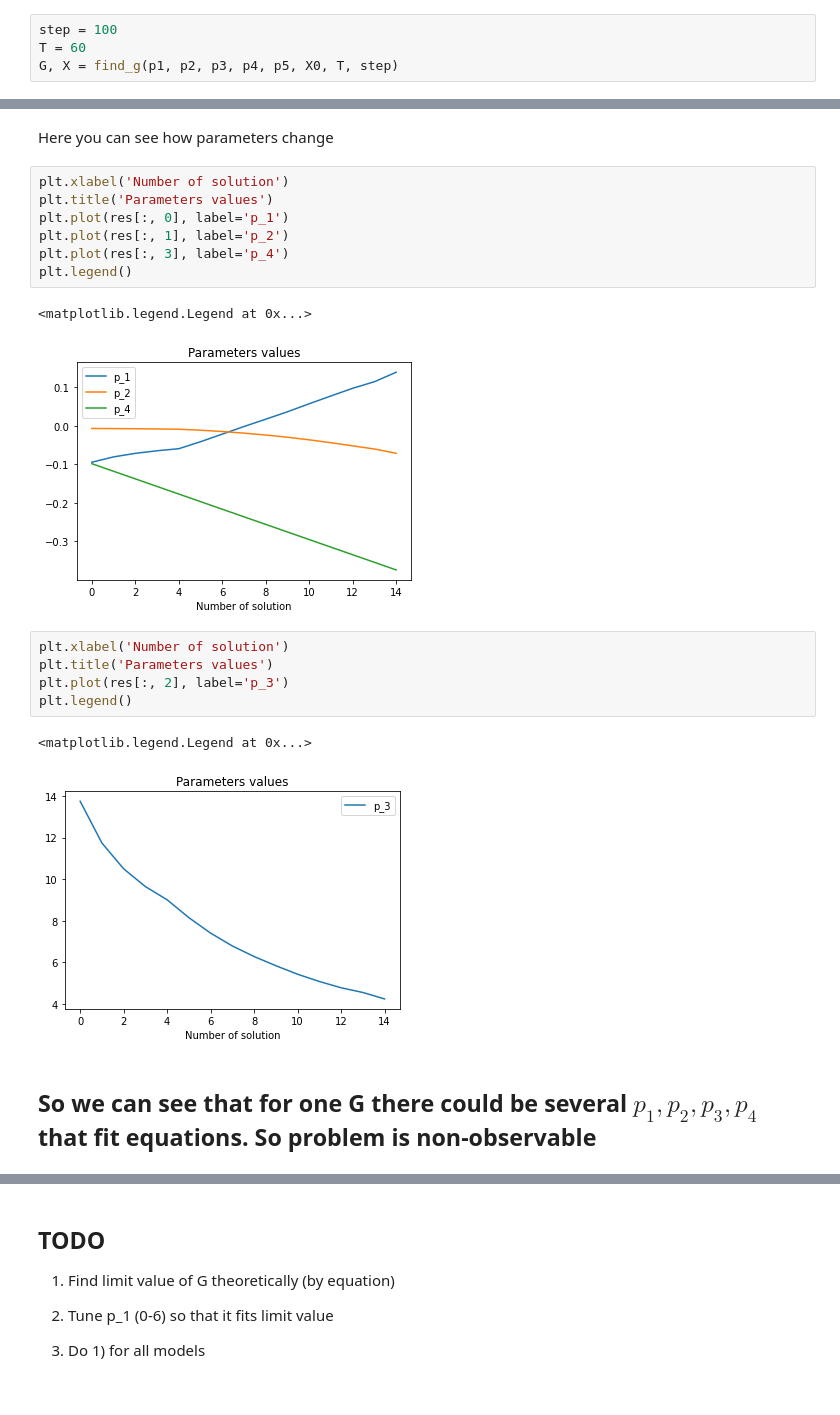
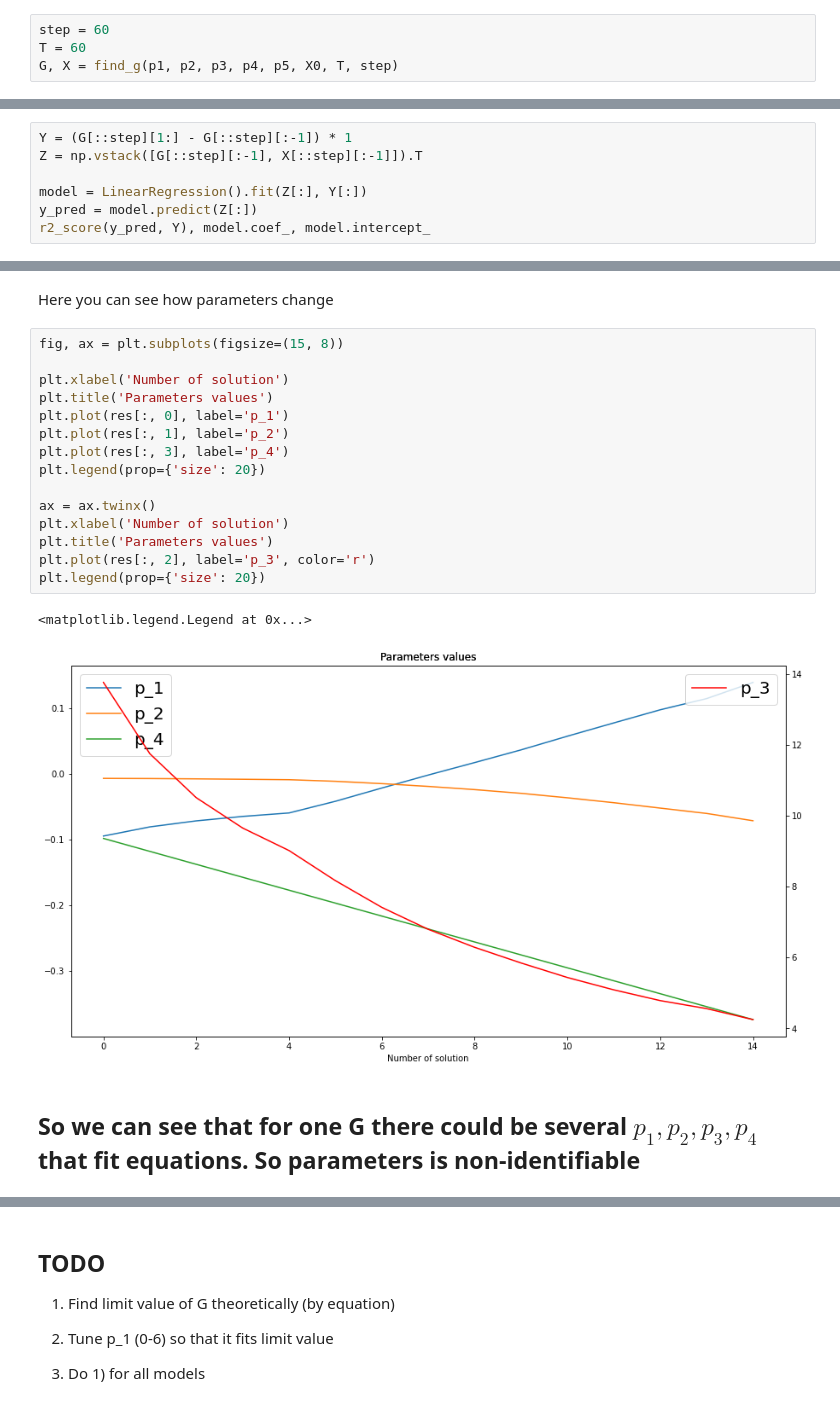
Before and after one commit to vanderwardan/insulin_sensitivity, a Jupyter notebook: Third_model_Vardan.ipynb, the cells around one changed output, grey strips where cells are left out. Cells and saved outputs as stored; diff of their text form.

Commit message:
added Model 6 and observability for Model 3

```diff
--- a/Third_model_Vardan.ipynb
+++ b/Third_model_Vardan.ipynb
@@ -41,7 +41,7 @@ p4 = -1.97 / 10
 p5 = 150
 X0 = 80
 # %%
-step = 100
+step = 60
 T = 60
 G, X = find_g(p1, p2, p3, p4, p5, X0, T, step)
 # %%
@@ -54,0 +75,7 @@ plt.legend()
+# %%
+Y = (G[::step][1:] - G[::step][:-1]) * 1
+Z = np.vstack([G[::step][:-1], X[::step][:-1]]).T
+
+model = LinearRegression().fit(Z[:], Y[:])
+y_pred = model.predict(Z[:])
+r2_score(y_pred, Y), model.coef_, model.intercept_
@@ -116,22 +145,22 @@ p_4=-0.3743 R2 score of fit: 1.0
 # %% [markdown]
 Here you can see how parameters change
 # %%
+fig, ax = plt.subplots(figsize=(15, 8))
+
 plt.xlabel('Number of solution')
 plt.title('Parameters values')
 plt.plot(res[:, 0], label='p_1')
 plt.plot(res[:, 1], label='p_2')
 plt.plot(res[:, 3], label='p_4')
-plt.legend()
+plt.legend(prop={'size': 20})
+
+ax = ax.twinx()
+plt.xlabel('Number of solution')
+plt.title('Parameters values')
+plt.plot(res[:, 2], label='p_3', color='r')
+plt.legend(prop={'size': 20})
 # %% [output]
 <matplotlib.legend.Legend at 0x...>
-[figure, old version]
+[figure, new version]
-# %%
-plt.xlabel('Number of solution')
-plt.title('Parameters values')
-plt.plot(res[:, 2], label='p_3')
-plt.legend()
-# %% [output]
-<matplotlib.legend.Legend at 0x...>
-[figure, removed]
 # %% [markdown]
-## So we can see that for one G there could be several $p_1, p_2, p_3, p_4$ that fit equations. So problem is non-observable
+## So we can see that for one G there could be several $p_1, p_2, p_3, p_4$ that fit equations. So parameters is non-identifiable
```
Also changed, not shown: parts of 10 cells of this notebook, 1 other file.
